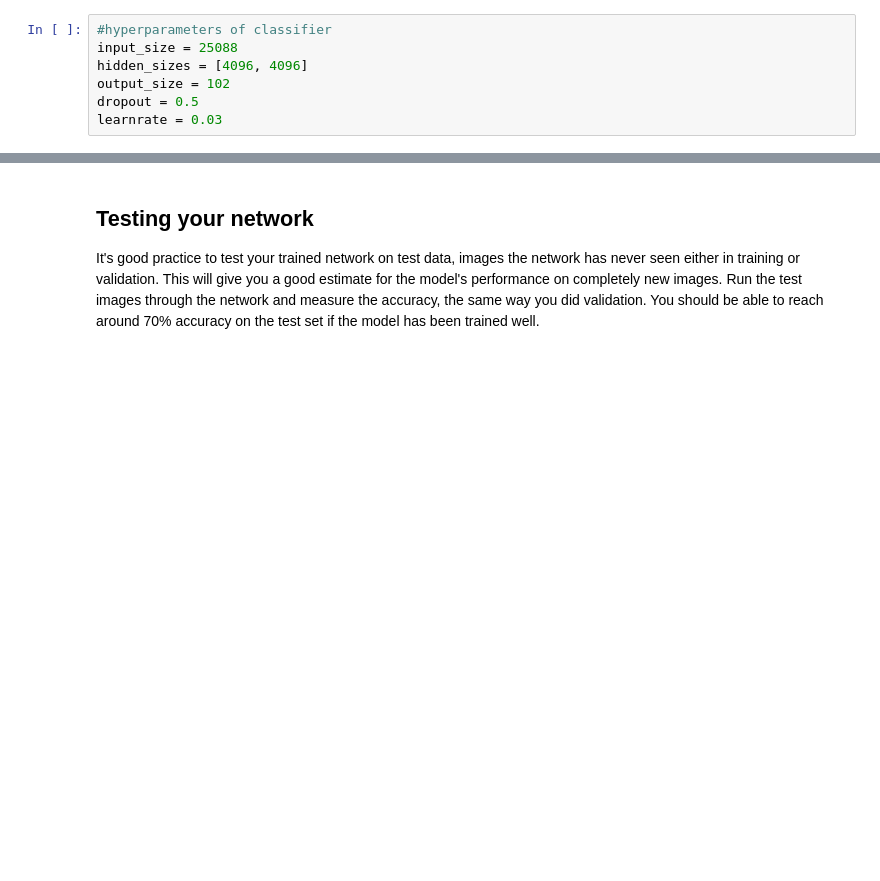
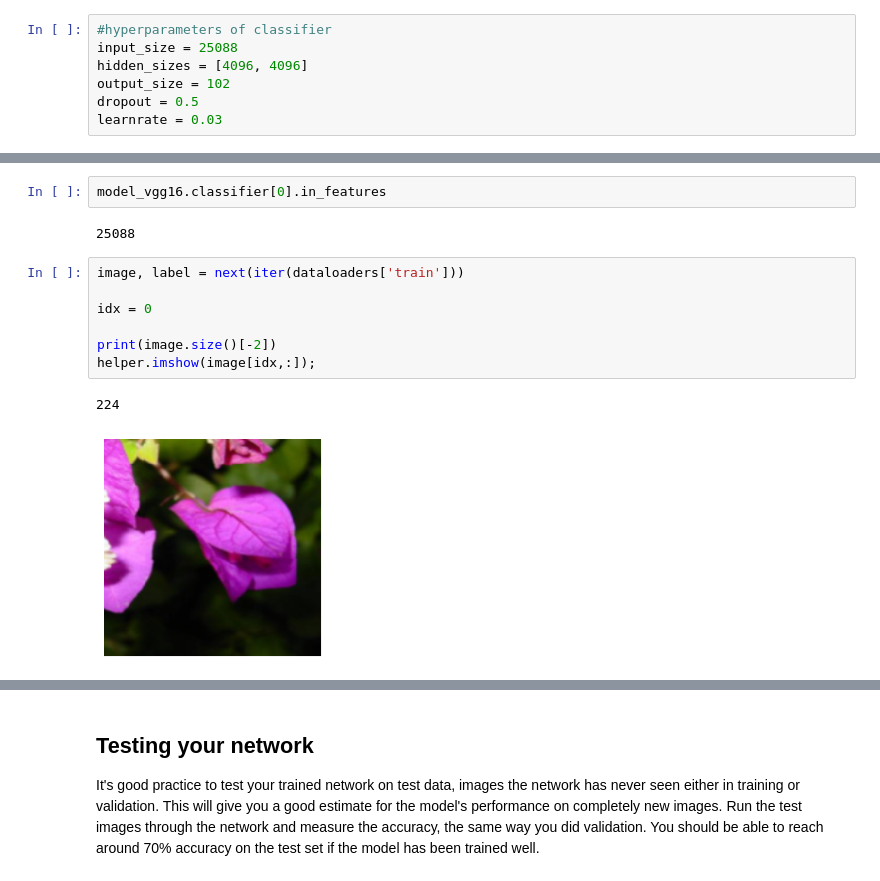
Before and after one commit to daniel-tejeda/aipnd-project, a Jupyter notebook: Image Classifier Project.ipynb, the cells around one changed output, grey strips where cells are left out. Cells and saved outputs as stored; diff of their text form; blank space fills up the shorter version.

```diff
--- a/Image Classifier Project.ipynb
+++ b/Image Classifier Project.ipynb
@@ -151,3 +169,17 @@ model_vgg16.classifier = classifier
+# %%
+model_vgg16.classifier[0].in_features
+# %% [output]
+25088
+# %%
+image, label = next(iter(dataloaders['train']))
+
+idx = 0
+
+print(image.size()[-2])
+helper.imshow(image[idx,:]);
+# %% [output]
+224
+[figure, added]
 # %%
 def train(model, trainloader, testloader, criterion, optimizer, epochs=5, print_every=40):
 
```
Also changed, not shown: parts of 4 cells of this notebook.
